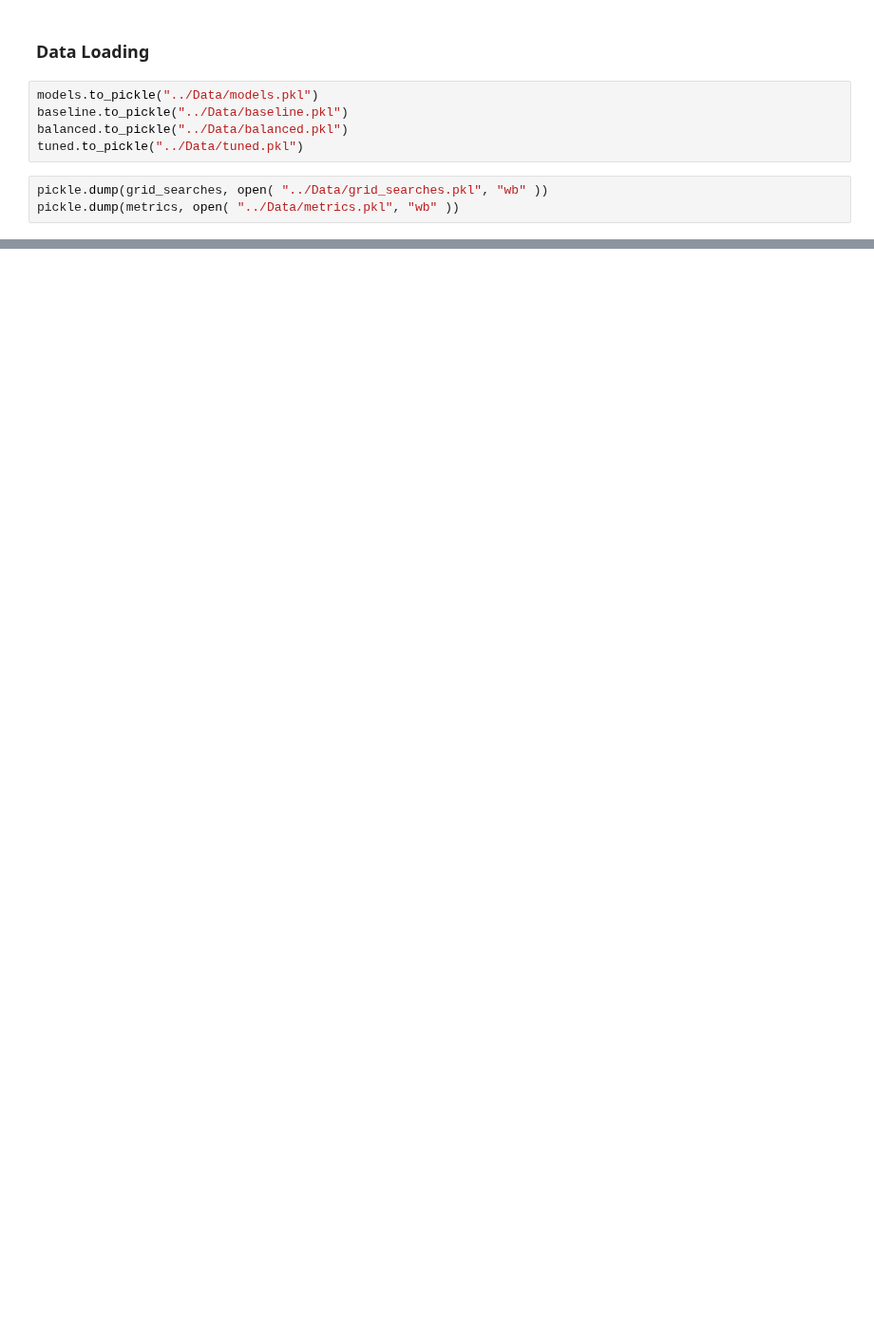
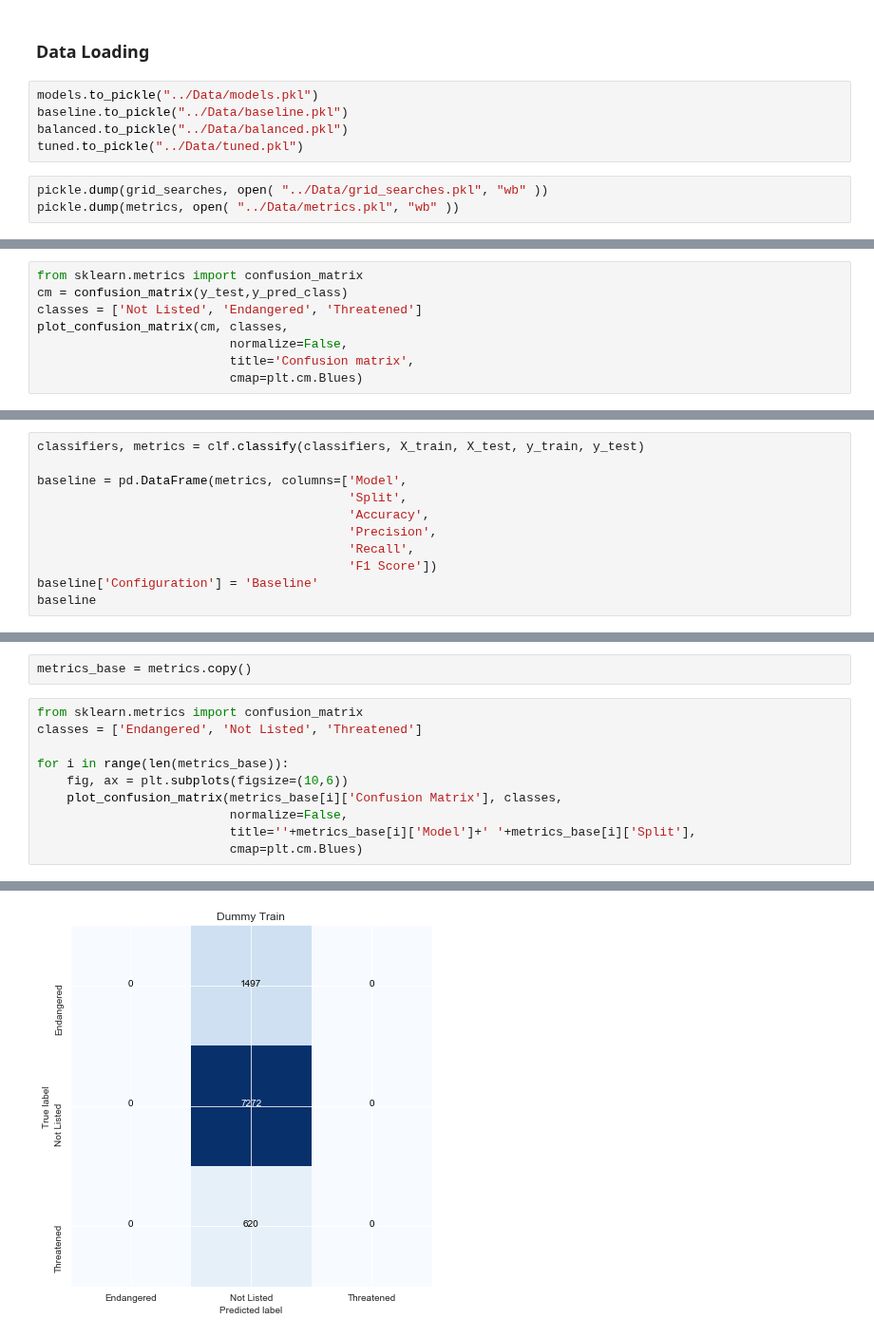
Before and after one commit to acdick/endangered_species_classification, a Jupyter notebook: Source/04_Classification_Modeling.ipynb, the cells around one changed output, grey strips where cells are left out. Shown at 95% size. Saved outputs shown, nothing was run; the diff lists cells and outputs as text; blank space fills up the shorter version.

Commit message:
added confusion matrices

```diff
--- a/Source/04_Classification_Modeling.ipynb
+++ b/Source/04_Classification_Modeling.ipynb
@@ -458,0 +459,8 @@ metrics
+# %%
+from sklearn.metrics import confusion_matrix
+cm = confusion_matrix(y_test,y_pred_class)
+classes = ['Not Listed', 'Endangered', 'Threatened']
+plot_confusion_matrix(cm, classes,
+                          normalize=False,
+                          title='Confusion matrix',
+                          cmap=plt.cm.Blues)
@@ -458,0 +522,11 @@ metrics
+# %%
+classifiers, metrics = clf.classify(classifiers, X_train, X_test, y_train, y_test)
+
+baseline = pd.DataFrame(metrics, columns=['Model',
+                                          'Split',
+                                          'Accuracy',
+                                          'Precision',
+                                          'Recall',
+                                          'F1 Score'])
+baseline['Configuration'] = 'Baseline'
+baseline
@@ -458,0 +612,13 @@ metrics
+# %%
+metrics_base = metrics.copy()
+# %%
+from sklearn.metrics import confusion_matrix
+classes = ['Endangered', 'Not Listed', 'Threatened']
+
+for i in range(len(metrics_base)):
+    fig, ax = plt.subplots(figsize=(10,6))
+    plot_confusion_matrix(metrics_base[i]['Confusion Matrix'], classes,
+                          normalize=False,
+                          title=''+metrics_base[i]['Model']+' '+metrics_base[i]['Split'],
+                          cmap=plt.cm.Blues)
+# %% [output]
@@ -458,0 +642 @@ metrics
+[figure, added]
```
Also changed, not shown: parts of 25 cells of this notebook, 8 other files.
